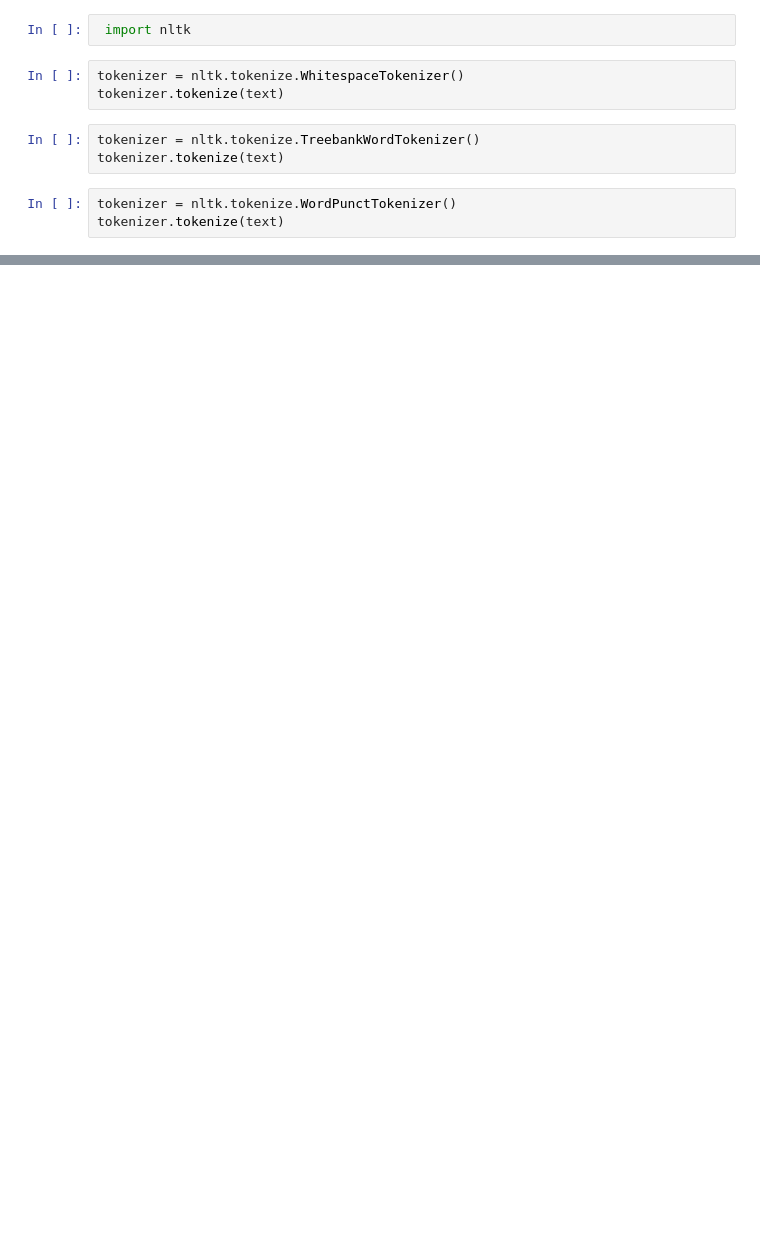
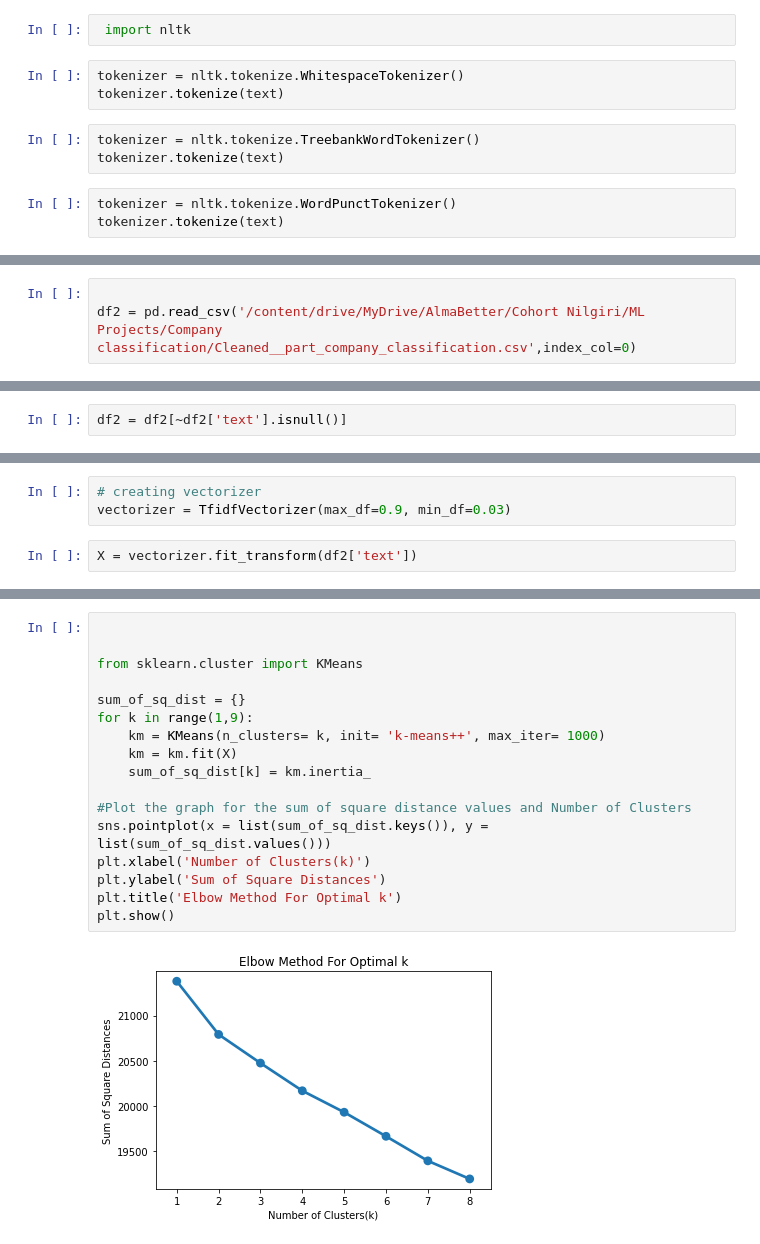
Before and after one commit to VaideswarReddy/Company_classification, a Jupyter notebook: Team_5_Company_classification_Vaideswar_Reddy.ipynb, the cells around one changed output, grey strips where cells are left out. Saved outputs shown, nothing was run; the diff lists cells and outputs as text; blank space fills up the shorter version.

```diff
--- a/Team_5_Company_classification_Vaideswar_Reddy.ipynb
+++ b/Team_5_Company_classification_Vaideswar_Reddy.ipynb
@@ -485,0 +628,3 @@ tokenizer.tokenize(text)
+# %%
+
+df2 = pd.read_csv('/content/drive/MyDrive/AlmaBetter/Cohort Nilgiri/ML Projects/Company classification/Cleaned__part_company_classification.csv',index_col=0)
@@ -485,0 +656,2 @@ tokenizer.tokenize(text)
+# %%
+df2 = df2[~df2['text'].isnull()]
@@ -485,0 +672,5 @@ tokenizer.tokenize(text)
+# %%
+# creating vectorizer
+vectorizer = TfidfVectorizer(max_df=0.9, min_df=0.03)
+# %%
+X = vectorizer.fit_transform(df2['text'])
@@ -485,0 +710,19 @@ tokenizer.tokenize(text)
+# %%
+
+
+from sklearn.cluster import KMeans
+
+sum_of_sq_dist = {}
+for k in range(1,9):
+    km = KMeans(n_clusters= k, init= 'k-means++', max_iter= 1000)
+    km = km.fit(X)
+    sum_of_sq_dist[k] = km.inertia_
+
+#Plot the graph for the sum of square distance values and Number of Clusters
+sns.pointplot(x = list(sum_of_sq_dist.keys()), y = list(sum_of_sq_dist.values()))
+plt.xlabel('Number of Clusters(k)')
+plt.ylabel('Sum of Square Distances')
+plt.title('Elbow Method For Optimal k')
+plt.show()
+# %% [output]
+[figure, added]
```
Also changed, not shown: parts of 51 cells of this notebook.
